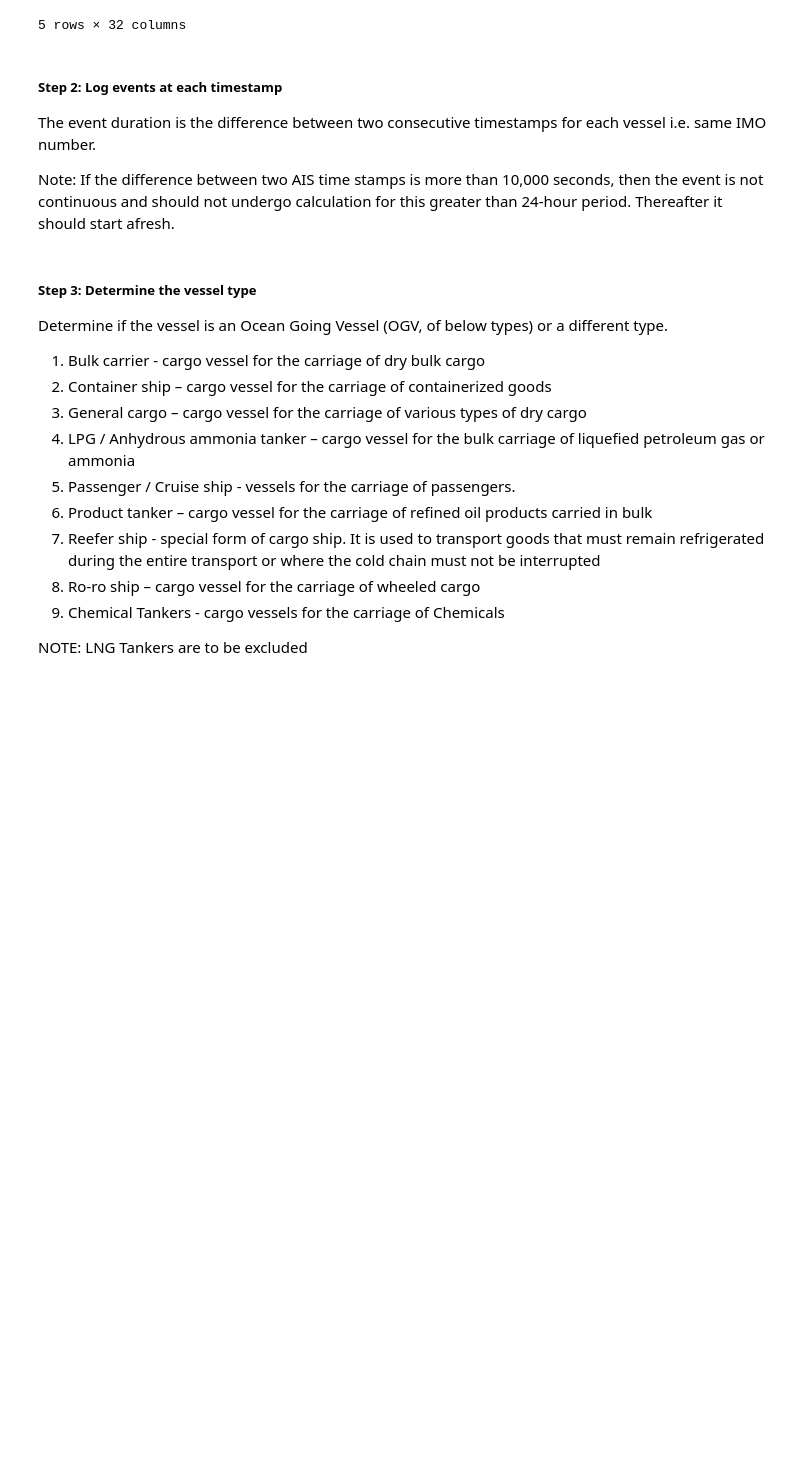
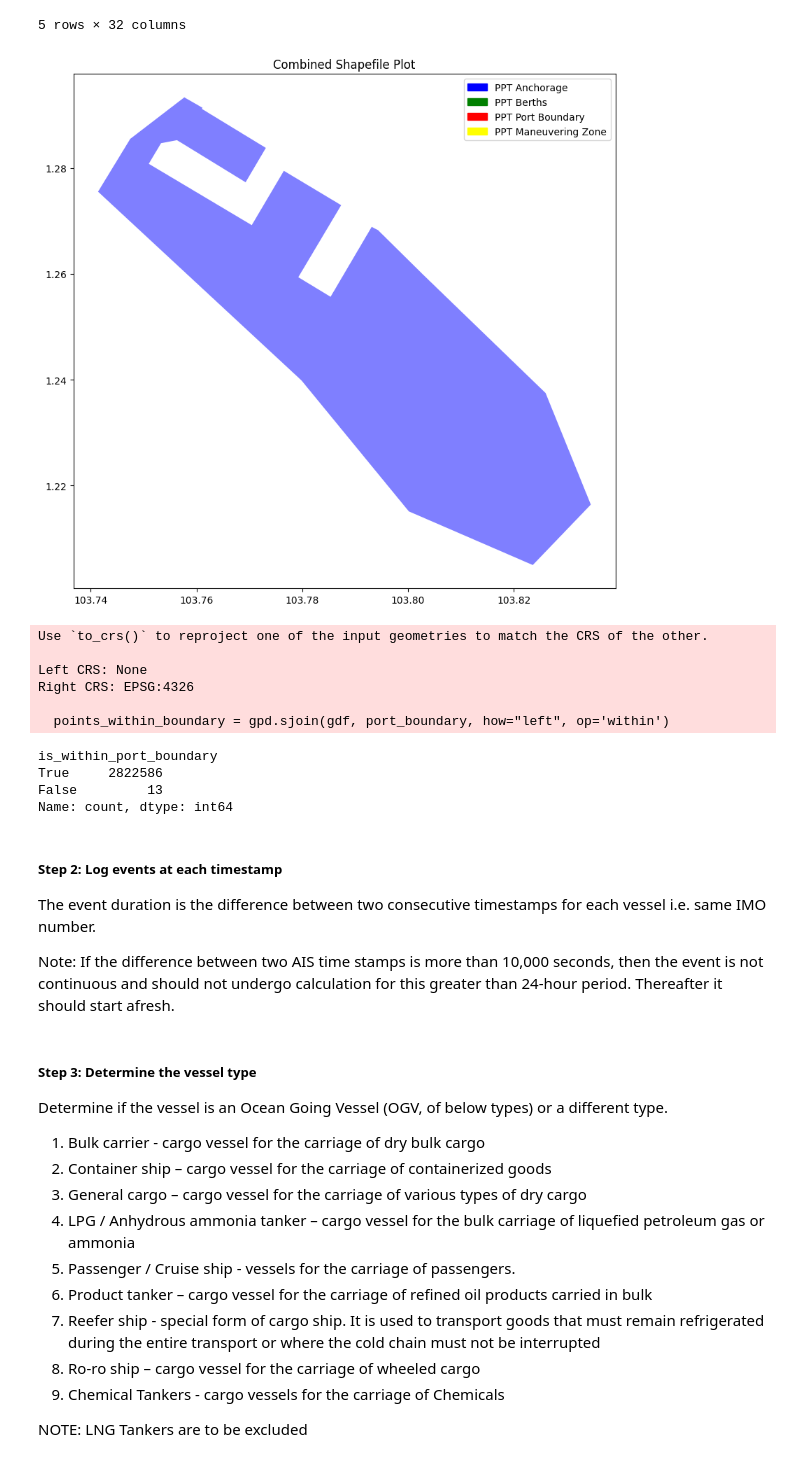
Before and after one commit to yitong241/Matitime-Hackathon-2024, a Jupyter notebook: emissions_calculation_methodology_final.ipynb, the cells around one changed output. Cells and saved outputs as stored; diff of their text form; code cells hidden in the pictures; blank space fills up the shorter version.

Commit message:
check boundary

```diff
--- a/emissions_calculation_methodology_final.ipynb
+++ b/emissions_calculation_methodology_final.ipynb
@@ -24,4 +24,70 @@ df.head()
 | 3 | 9223253 | 525119038 | 692017 | PRIMA TANGGUH LVI | 2002-04-01 | Crude/Oil Products Tanker | Crude & Products Tanker | 2023-09-17T00:07:45.000Z | 2023-09-17 | ... |
 | 4 | 9223253 | 525119038 | 692017 | PRIMA TANGGUH LVI | 2002-04-01 | Crude/Oil Products Tanker | Crude & Products Tanker | 2023-09-17T00:10:42.000Z | 2023-09-17 | ... |
 5 rows × 32 columns
+# %%
+import geopandas as gpd
+import matplotlib.pyplot as plt
+import matplotlib.patches as mpatches
+
+ppt_path = 'PPT_shapefiles/'
+
+fig, ax = plt.subplots(figsize=(10, 10))
+
+colors = ['blue', 'green', 'red', 'yellow']
+labels = ['PPT Anchorage', 'PPT Berths', 'PPT Port Boundary', 'PPT Maneuvering Zone']
+
+alpha_level = 0.5
+
+for i, shp_name in enumerate(['PPT_anchorage.shp', 'PPT_berths.shp', 'PPT_portboundary.shp', 'PPT_maneuveringzone.shp']):
+# for i, shp_name in enumerate(['PPT_portboundary.shp']):
+    shp_file = ppt_path + shp_name
+    data = gpd.read_file(shp_file)
+    data.plot(ax=ax, color=colors[i], alpha=alpha_level, label=labels[i])
+
+legend_patches = [mpatches.Patch(color=colors[i], label=labels[i]) for i in range(len(labels))]
+plt.legend(handles=legend_patches)
+
+ax.set_title('Combined Shapefile Plot')
+plt.show()
+# %% [output]
+[figure, added]
+# %%
+import pandas as pd
+import geopandas as gpd
+from shapely.geometry import Point
+
+csv_file = "vessel_movements/vessel_movements_PPT.csv"
+df = pd.read_csv(csv_file)
+gdf = gpd.GeoDataFrame(df, geometry=gpd.points_from_xy(df.lon, df.lat))
+
+ppt_path = 'PPT_shapefiles/'
+shp_file = ppt_path + 'PPT_portboundary.shp'
+port_boundary = gpd.read_file(shp_file)
+
+points_within_boundary = gpd.sjoin(gdf, port_boundary, how="left", op='within')
+
+df['is_within_port_boundary'] = points_within_boundary['index_right'].notna()
+
+df.to_csv('vessel_movements/updated_vessel_movements_PPT.csv', index=False)
+# %% [output]
+Use `to_crs()` to reproject one of the input geometries to match the CRS of the other.
+
+Left CRS: None
+Right CRS: EPSG:4326
+
+  points_within_boundary = gpd.sjoin(gdf, port_boundary, how="left", op='within')
+# %%
+import pandas as pd
+
+csv_file = 'vessel_movements/updated_vessel_movements_PPT.csv'
+df = pd.read_csv(csv_file)
+
+value_counts = df['is_within_port_boundary'].value_counts()
+
+print(value_counts)
+# %% [output]
+is_within_port_boundary
+True     2822586
+False         13
+Name: count, dtype: int64
 # %%
```
Also changed, not shown: parts of 1 cell of this notebook.
